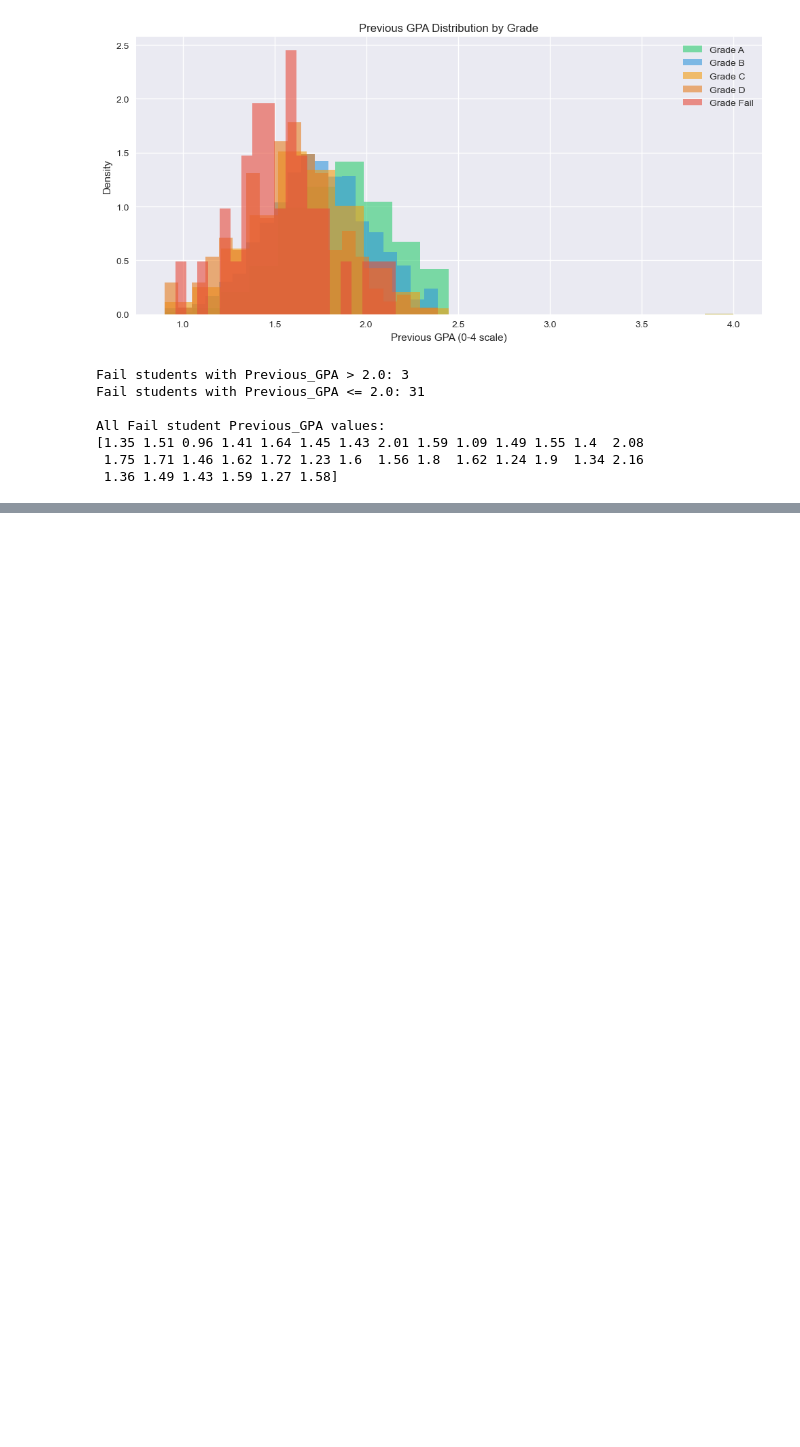
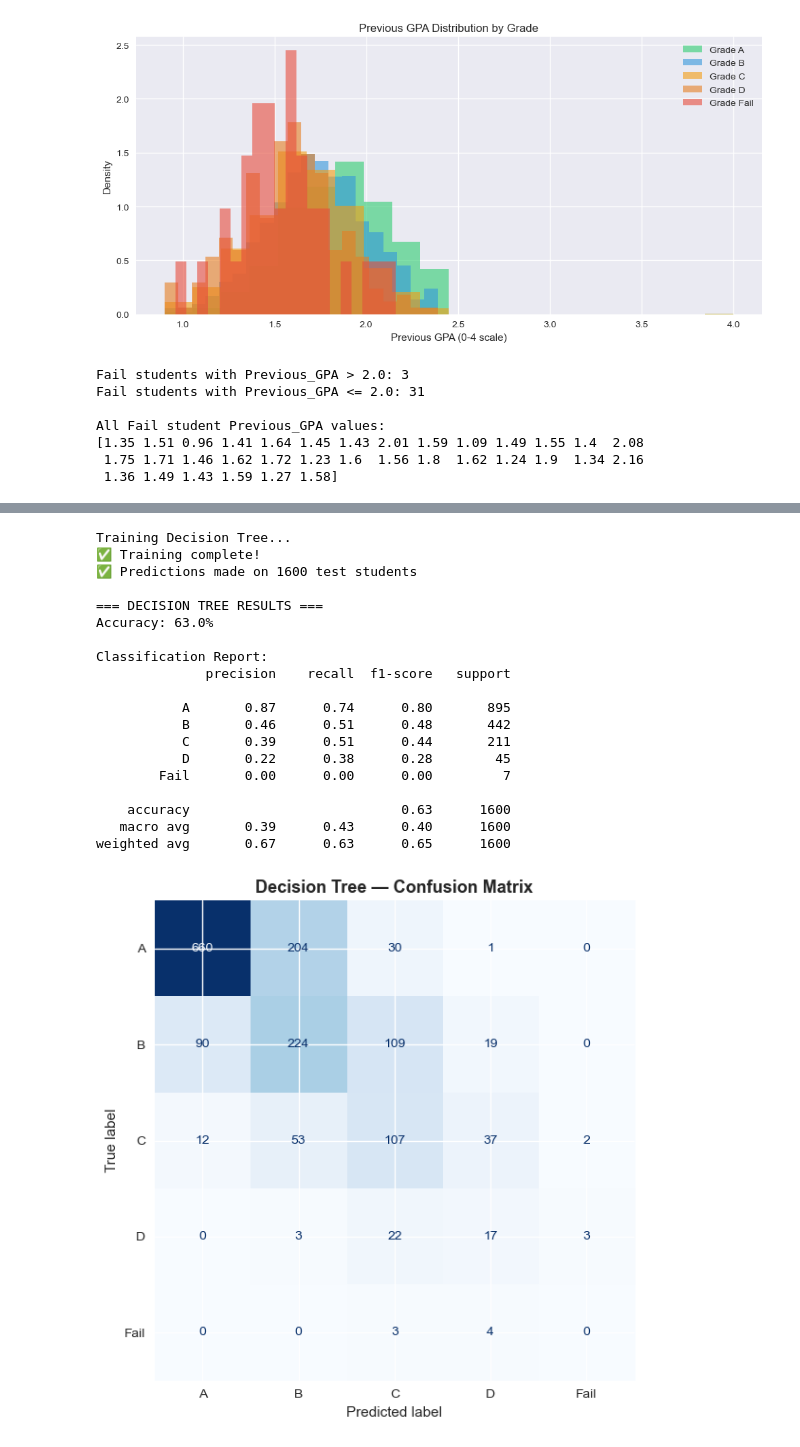
Before and after one commit to AVEZEKIELHOSANA/student_performance, a Jupyter notebook: notebooks/analysis.ipynb, the cells around one changed output, grey strips where cells are left out. Drawn from its saved outputs; the diff is of its cells as text; code cells hidden in the pictures; blank space fills up the shorter version.

```diff
--- a/notebooks/analysis.ipynb
+++ b/notebooks/analysis.ipynb
@@ -1248,0 +1335,60 @@ All Fail student Previous_GPA values:
+# %%
+# ============================================================
+# MODEL 2: DECISION TREE
+# ============================================================
+from sklearn.tree import DecisionTreeClassifier
+
+# Step 1: Define
+dt_model = DecisionTreeClassifier(
+    criterion='gini',    # measure of impurity used to split nodes
+    max_depth=10,        # maximum depth of tree (prevents overfitting)
+    random_state=42
+)
+
+# Step 2: Train
+print("Training Decision Tree...")
+dt_model.fit(X_train_balanced, y_train_balanced)
+print("✅ Training complete!")
+
+# Step 3: Predict
+y_pred_dt = dt_model.predict(X_test_scaled)
+print(f"✅ Predictions made on {len(y_pred_dt)} test students")
+
+# Step 4: Evaluate
+accuracy_dt = accuracy_score(y_test, y_pred_dt)
+
+print(f"\n=== DECISION TREE RESULTS ===")
+print(f"Accuracy: {round(accuracy_dt * 100, 2)}%")
+print(f"\nClassification Report:")
+print(classification_report(y_test, y_pred_dt, target_names=grade_classes))
+
+# Step 5: Confusion Matrix
+cm_dt = confusion_matrix(y_test, y_pred_dt)
+disp = ConfusionMatrixDisplay(confusion_matrix=cm_dt, display_labels=grade_classes)
+fig, ax = plt.subplots(figsize=(8, 6))
+disp.plot(ax=ax, colorbar=False, cmap='Blues')
+ax.set_title('Decision Tree — Confusion Matrix', fontweight='bold', fontsize=13)
+plt.tight_layout()
+plt.savefig('../notebooks/10_dt_confusion_matrix.png', dpi=150, bbox_inches='tight')
+plt.show()
+# %% [output]
+Training Decision Tree...
+✅ Training complete!
+✅ Predictions made on 1600 test students
+
+=== DECISION TREE RESULTS ===
+Accuracy: 63.0%
+
+Classification Report:
+              precision    recall  f1-score   support
+
+           A       0.87      0.74      0.80       895
+           B       0.46      0.51      0.48       442
+           C       0.39      0.51      0.44       211
+           D       0.22      0.38      0.28        45
+        Fail       0.00      0.00      0.00         7
+
+    accuracy                           0.63      1600
+   macro avg       0.39      0.43      0.40      1600
+weighted avg       0.67      0.63      0.65      1600
+[figure, added]
```
Also changed, not shown: parts of 8 cells of this notebook, 12 other files.
